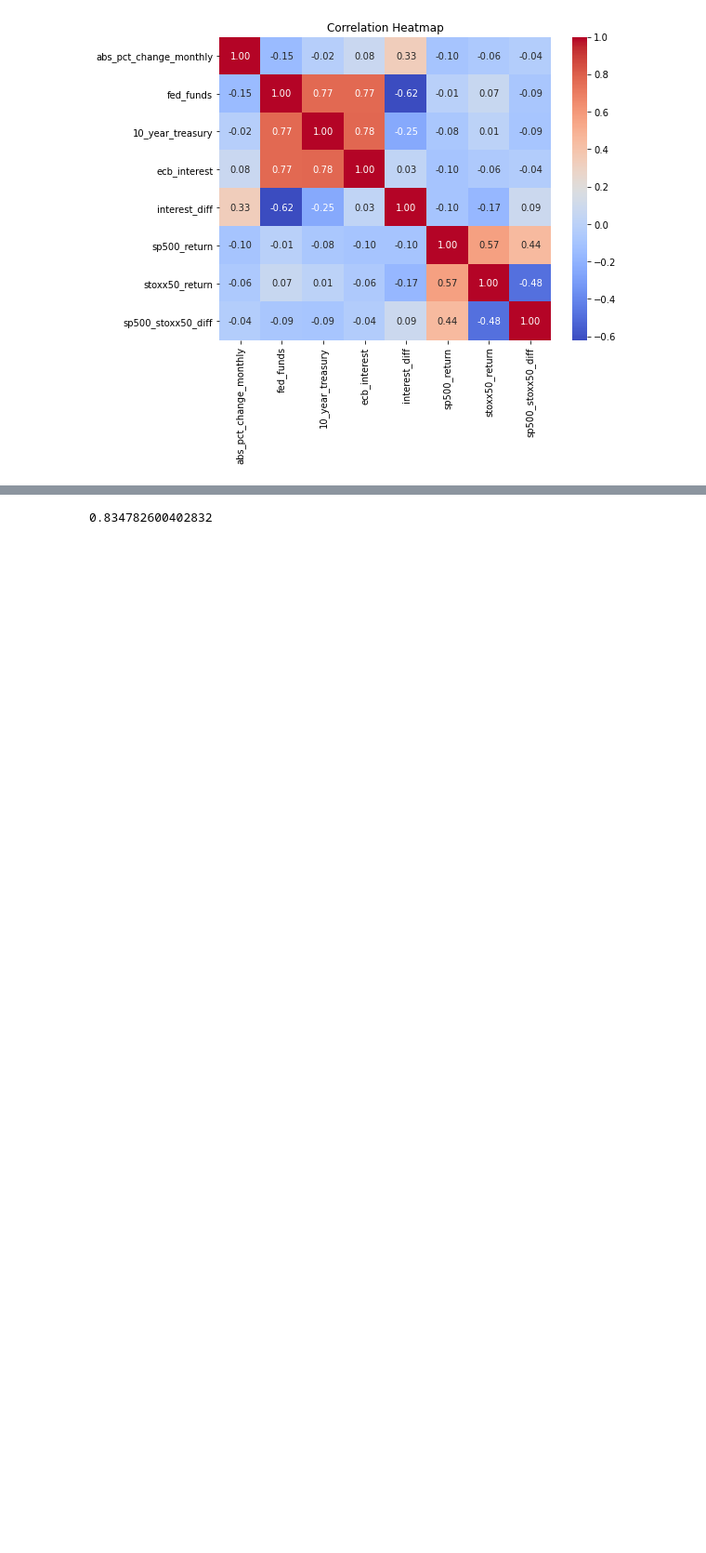
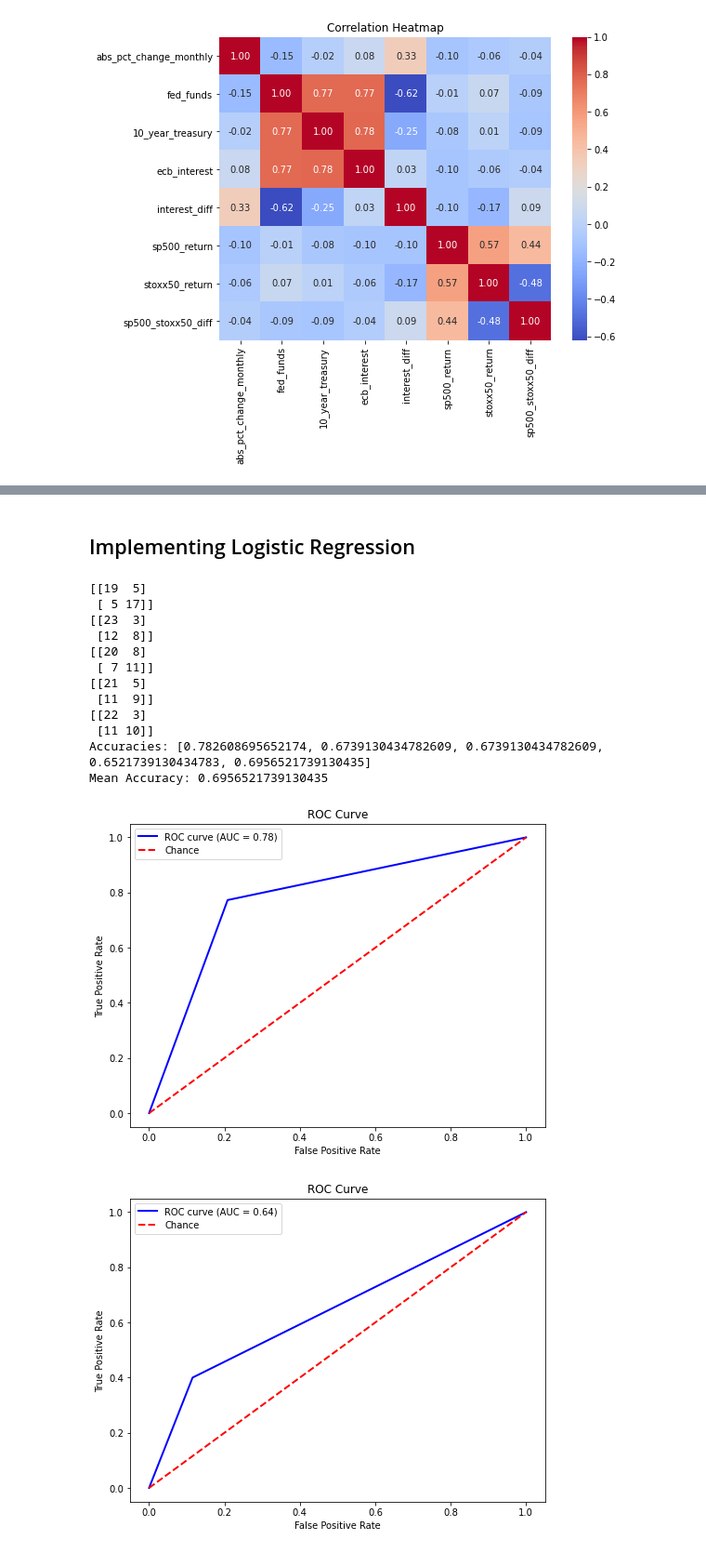
Before and after one commit to moleh13/EC48E, a Jupyter notebook: project/project.ipynb, the cells around one changed output, grey strips where cells are left out. Shown at 93% size. Drawn from its saved outputs; the diff is of its cells as text; code cells hidden in the pictures; blank space fills up the shorter version.

```diff
--- a/project/project.ipynb
+++ b/project/project.ipynb
@@ -393,9 +433,40 @@ predict.to_excel('results/predict.xlsx', index=False)
 # %%
 true = pd.DataFrame(y_test)
 true.to_excel('results/true.xlsx', index=False)
-# %%
-0.8260869383811951
-
-0.804347813129425
-# %% [output]
-0.834782600402832
+# %% [markdown]
+## Implementing Logistic Regression
+# %%
+# Implementing logistic regression function to use in k-folds cross validation
+from sklearn.linear_model import LogisticRegression
+from sklearn.metrics import accuracy_score
+
+def logistic_regression(x_train, y_train, x_test, y_test):
+    model = LogisticRegression(max_iter=1000, C=0.1, solver='lbfgs')
+    model.fit(x_train, y_train)
+    y_pred = model.predict(x_test)
+    accuracy = accuracy_score(y_test, y_pred)
+
+    return model, accuracy
+# %%
+# Applying k-folds cross validation to logistic regression
+accr, models, test_data = k_folds_cross_validation(x_data, y_data, logistic_regression)
+print('Accuracies:', accr)
+print('Mean Accuracy:', np.mean(accr))
+
+# give roc curves for every model
+print_roc_curve(models, test_data)
+# %% [output]
+[[19  5]
+ [ 5 17]]
+[[23  3]
+ [12  8]]
+[[20  8]
+ [ 7 11]]
+[[21  5]
+ [11  9]]
+[[22  3]
+ [11 10]]
+Accuracies: [0.782608695652174, 0.6739130434782609, 0.6739130434782609, 0.6521739130434783, 0.6956521739130435]
+Mean Accuracy: 0.6956521739130435
+[figure, added]
+[figure, added]
```
Also changed, not shown: parts of 18 cells of this notebook.
